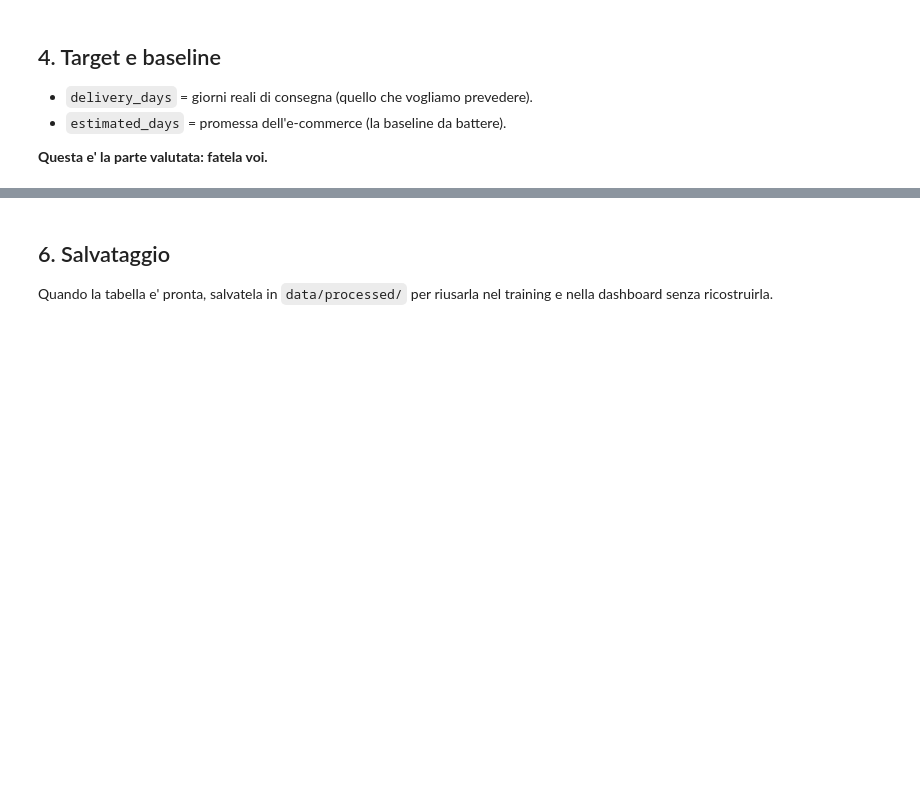
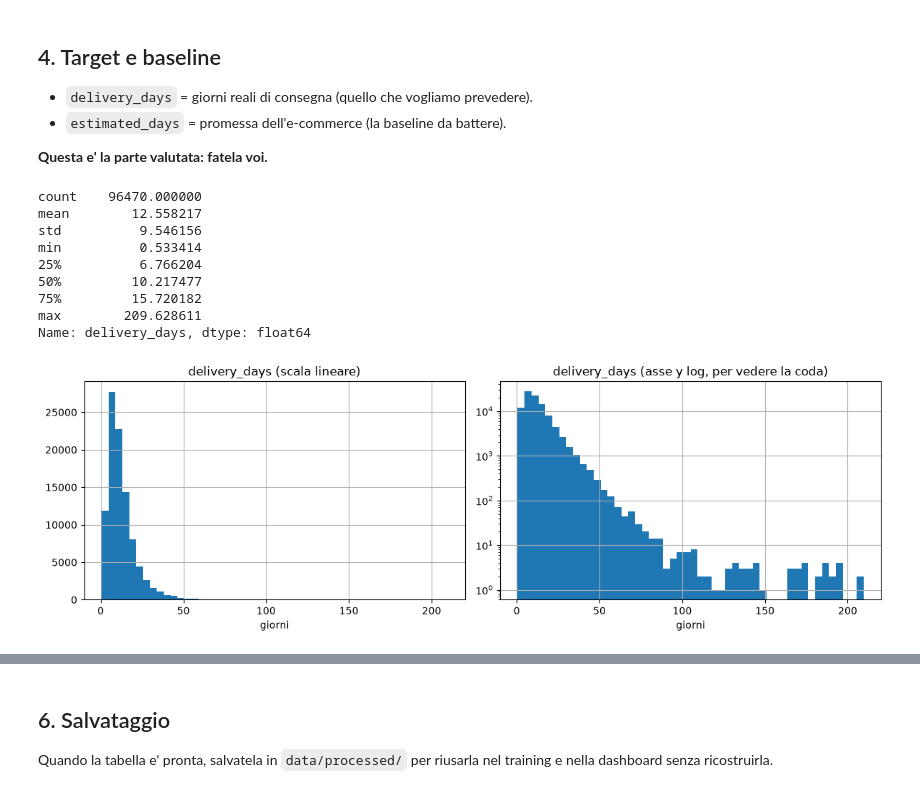
Before and after one commit to marco-pedretti/devnut-workshop-mia, a Jupyter notebook: notebooks/01_eda.ipynb, the cells around one changed output, grey strips where cells are left out. Saved outputs shown, nothing was run; the diff lists cells and outputs as text; code cells hidden in the pictures; blank space fills up the shorter version.

```diff
--- a/notebooks/01_eda.ipynb
+++ b/notebooks/01_eda.ipynb
@@ -149,7 +149,30 @@ order_table[['order_id', 'delivery_days', 'estimated_days',
 
 **Questa e' la parte valutata: fatela voi.**
 # %%
-# TODO: distribuzione del target.
-#   order_table['delivery_days'].describe()
-#   order_table['delivery_days'].hist(bins=50)
+# Distribuzione del target: giorni di consegna effettivi.
+print(order_table['delivery_days'].describe())
+
+fig, axes = plt.subplots(1, 2, figsize=(12, 4))
+order_table['delivery_days'].hist(bins=50, ax=axes[0])
+axes[0].set_title('delivery_days (scala lineare)')
+axes[0].set_xlabel('giorni')
+
+order_table['delivery_days'].hist(bins=50, ax=axes[1])
+axes[1].set_yscale('log')
+axes[1].set_title('delivery_days (asse y log, per vedere la coda)')
+axes[1].set_xlabel('giorni')
+
+plt.tight_layout()
+plt.show()
+# %% [output]
+count    96470.000000
+mean        12.558217
+std          9.546156
+min          0.533414
+25%          6.766204
+50%         10.217477
+75%         15.720182
+max        209.628611
+Name: delivery_days, dtype: float64
+[figure, added]
 # %%
```
Also changed, not shown: parts of 4 cells of this notebook, 2 other files.
